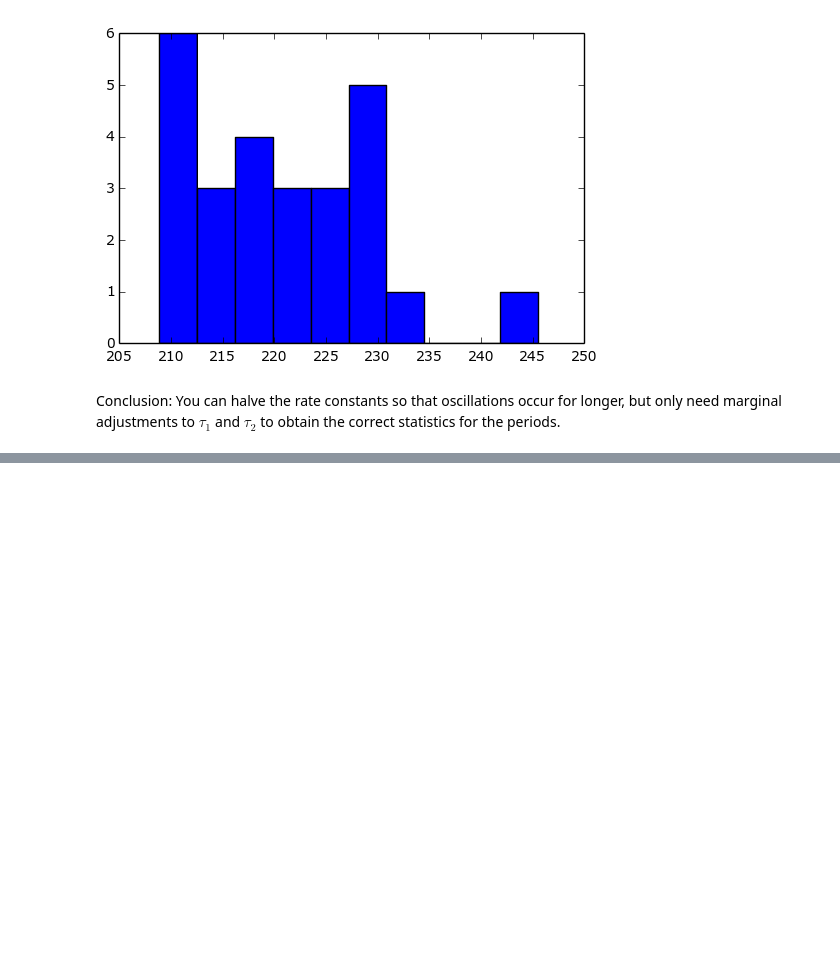
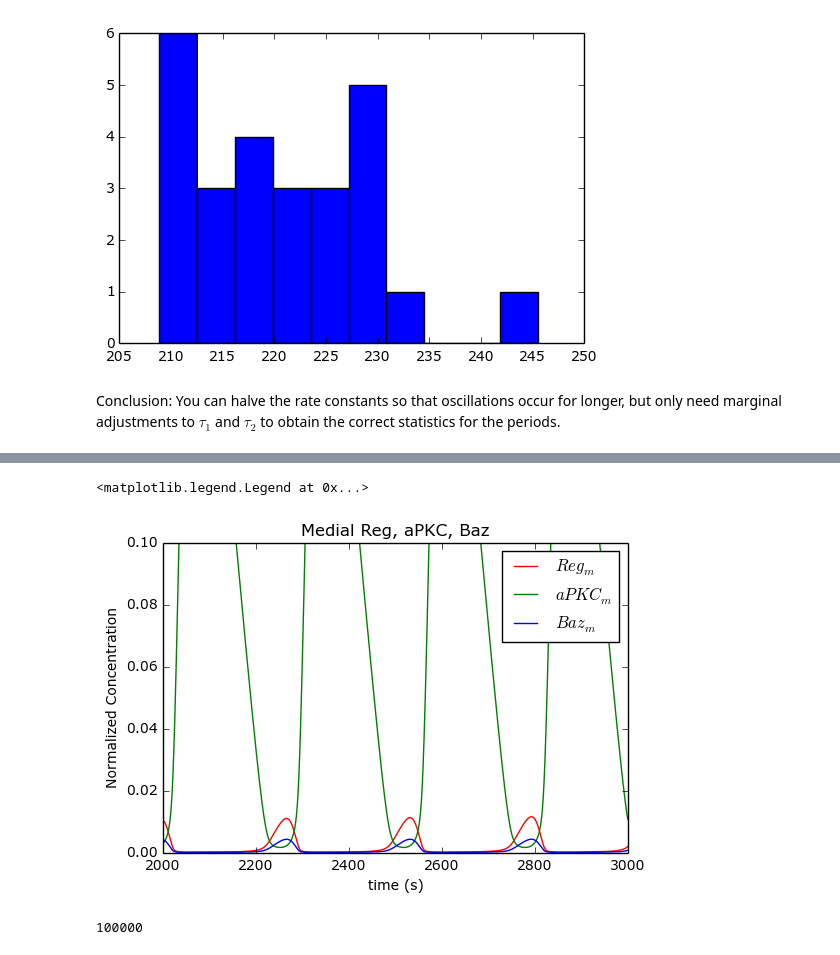
Before and after one commit to clintondurney/ubuquitous-drosophila, a Jupyter notebook: Biochemistry/PulsingPeriod.ipynb, the cells around one changed output, grey strips where cells are left out. Saved outputs shown, nothing was run; the diff lists cells and outputs as text; code cells hidden in the pictures; blank space fills up the shorter version.

```diff
--- a/Biochemistry/PulsingPeriod.ipynb
+++ b/Biochemistry/PulsingPeriod.ipynb
@@ -459,0 +503,17 @@ Conclusion:  You can halve the rate constants so that oscillations occur for lon
+# %%
+plt.title("Medial Reg, aPKC, Baz")
+pl.xlim(t[20000],t[30000])
+pl.ylim([0,0.1])
+plt.plot(t, Rm/np.amax(Rm),'r', label = "$Reg_m$")
+plt.plot(t,Am/np.amax(Am), 'g', label = "$aPKC_m$")
+plt.plot(t,Bm/np.amax(Bm), 'b', label = "$Baz_m$")
+plt.ylabel("Normalized Concentration")
+plt.xlabel("time (s)")
+pl.legend()
+# %% [output]
+<matplotlib.legend.Legend at 0x...>
+[figure, added]
+# %%
+len(t)
+# %% [output]
+100000
```
Also changed, not shown: parts of 5 cells of this notebook, 2 other files.
